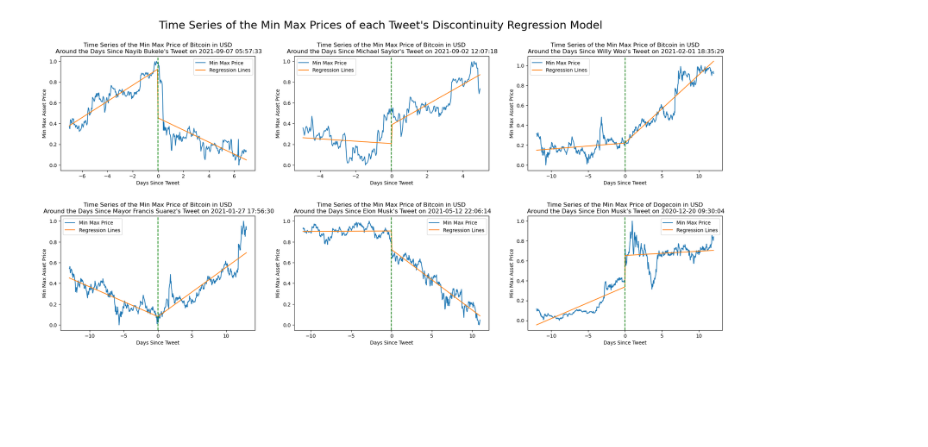
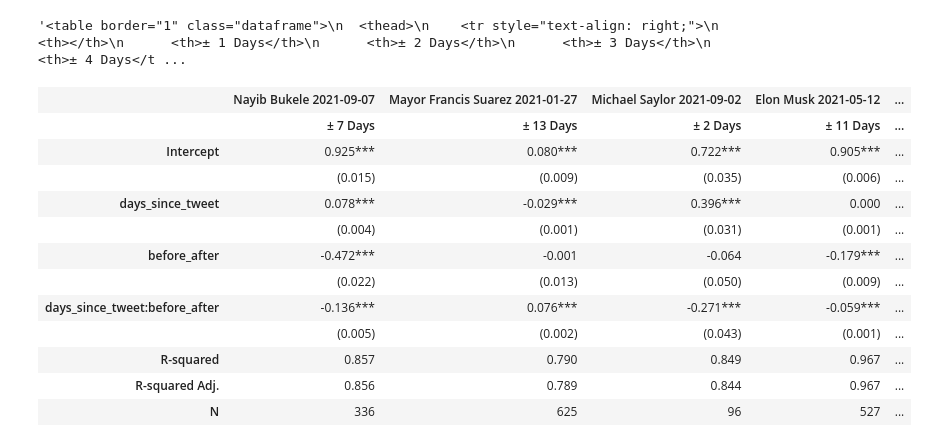
Before and after one commit to DataTa-Da/qm2, a Jupyter notebook: analysis/Discontinuity Regression.ipynb, the cells around one changed output. Cells and saved outputs as stored; diff of their text form; code cells hidden in the pictures; blank space fills up the shorter version.

```diff
--- a/analysis/Discontinuity Regression.ipynb
+++ b/analysis/Discontinuity Regression.ipynb
@@ -185,6 +183,14 @@ def perform_multiple_multi_regressions(tws,window_sizes=range(1,10)):
     return tables
 # %%
 multi_regress_tables = perform_multiple_multi_regressions(all_tweet_stats,window_sizes=range(1,15))
+# %%
+results_as_html = all_tweet_stats[0].results_table.as_html()
+x = pd.read_html(results_as_html, header=0, index_col=0)[0]
+#draw_latex(all_tweet_stats[0].results_table.tables[0])
+x.to_html(na_rep='Confidence')
+#x.to_markdown(tablefmt='grid')
+# %% [output]
+'<table border="1" class="dataframe">\n  <thead>\n    <tr style="text-align: right;">\n      <th></th>\n      <th>± 1 Days</th>\n      <th>± 2 Days</th>\n      <th>± 3 Days</th>\n      <th>± 4 Days</t ...
 # %%
 def price_over_time_plot(tws,xlabel="Days Since Tweet",ylabel="Min Max Asset Price",ax=None):
     #ax = ax or plt.gca()
@@ -236,7 +242,3 @@ def select_chosen_model(tws,window_sizes=[]):
             window_size = window_sizes[i]
             tweet_stats.chosen_model = tweet_stats.regression_models[window_size-1]
             tweet_stats.chosen_window_size = window_size
-# %%
-all_price_plots =all_price_over_time_plots(all_tweet_stats)
-# %% [output]
-[figure, removed]
@@ -242,0 +260,16 @@ all_price_plots =all_price_over_time_plots(all_tweet_stats)
+# %%
+finalised_table
+# %% [output]
+|  | Nayib Bukele 2021-09-07 | Mayor Francis Suarez 2021-01-27 | Michael Saylor 2021-09-02 | Elon Musk 2021-05-12 | ... |
+|  | ± 7 Days | ± 13 Days | ± 2 Days | ± 11 Days | ... |
+| Intercept | 0.925*** | 0.080*** | 0.722*** | 0.905*** | ... |
+|  | (0.015) | (0.009) | (0.035) | (0.006) | ... |
+| days_since_tweet | 0.078*** | -0.029*** | 0.396*** | 0.000 | ... |
+|  | (0.004) | (0.001) | (0.031) | (0.001) | ... |
+| before_after | -0.472*** | -0.001 | -0.064 | -0.179*** | ... |
+|  | (0.022) | (0.013) | (0.050) | (0.009) | ... |
+| days_since_tweet:before_after | -0.136*** | 0.076*** | -0.271*** | -0.059*** | ... |
+|  | (0.005) | (0.002) | (0.043) | (0.001) | ... |
+| R-squared | 0.857 | 0.790 | 0.849 | 0.967 | ... |
+| R-squared Adj. | 0.856 | 0.789 | 0.844 | 0.967 | ... |
+| N | 336 | 625 | 96 | 527 | ... |
```
Also changed, not shown: parts of 23 cells of this notebook, 3 other files.
